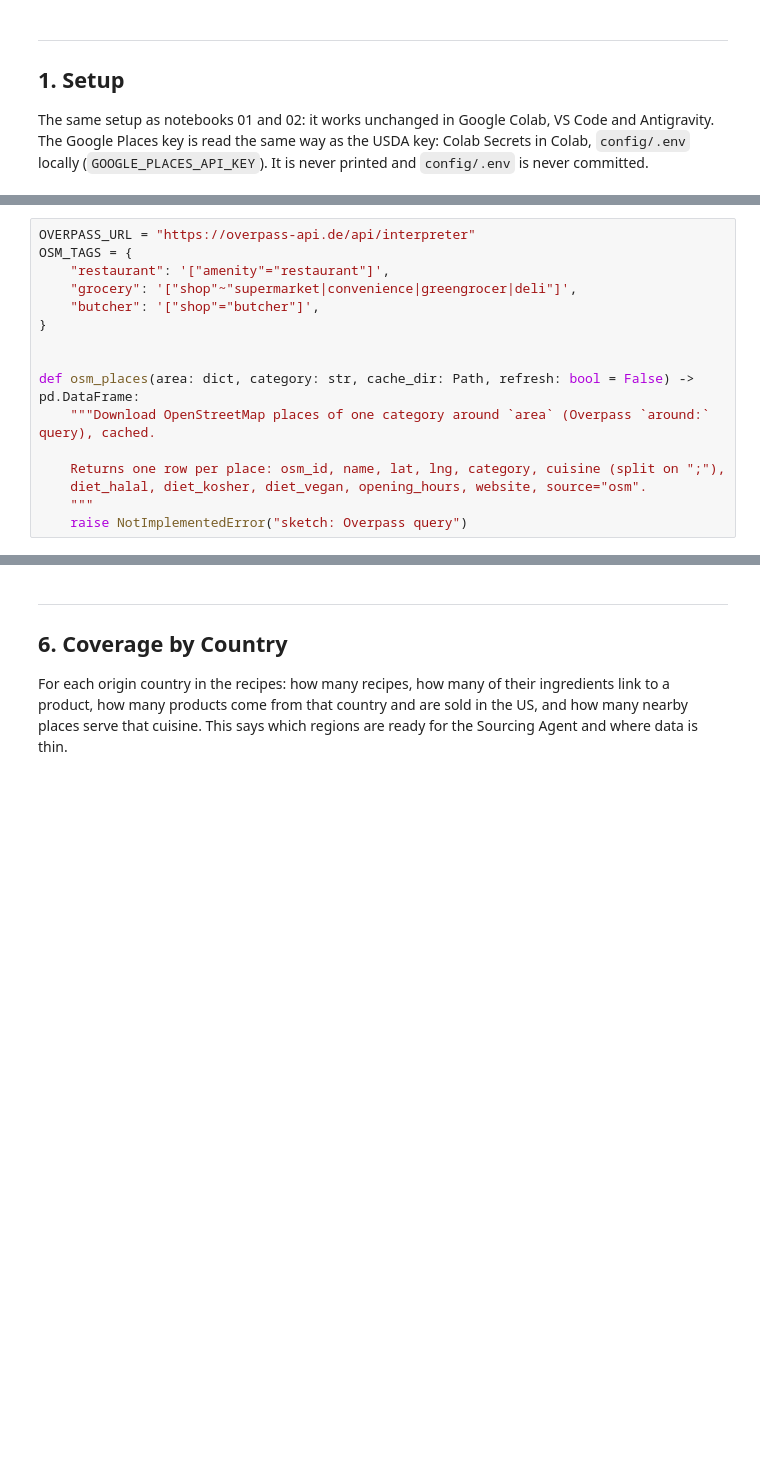
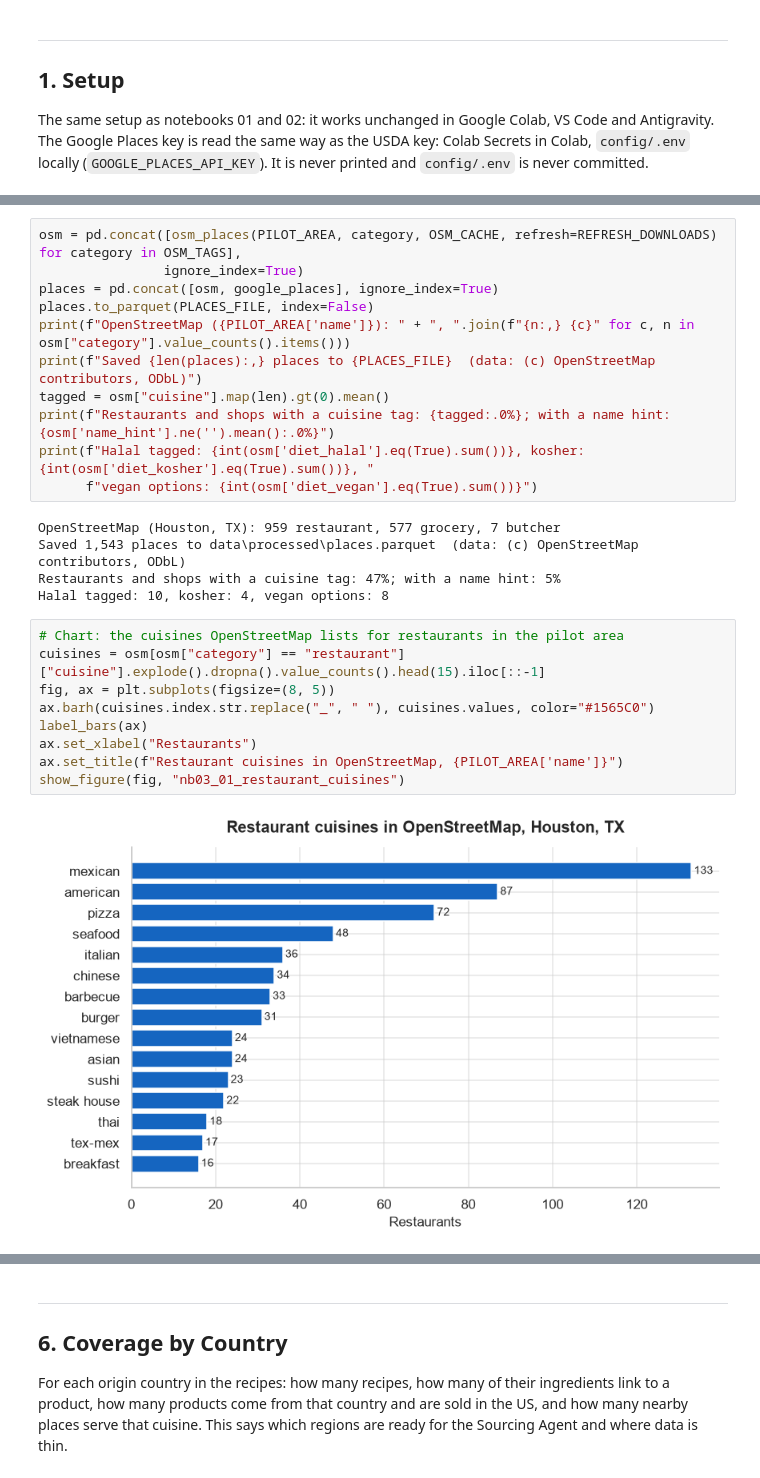
Before and after one commit to Chloe-Tu2/The-EverFlavor-AI, a Jupyter notebook: notebooks/03_stores_and_products.ipynb, the cells around one changed output, grey strips where cells are left out. Drawn from its saved outputs; the diff is of its cells as text; blank space fills up the shorter version.

```diff
--- a/notebooks/03_stores_and_products.ipynb
+++ b/notebooks/03_stores_and_products.ipynb
@@ -213,21 +239,32 @@ Useful tags:
 guess, and Google Places fills the gap. **Usage policy:** few, cached queries (the public Overpass servers
 ask for fair use).
-# %%
-OVERPASS_URL = "https://overpass-api.de/api/interpreter"
-OSM_TAGS = {
-    "restaurant": '["amenity"="restaurant"]',
-    "grocery": '["shop"~"supermarket|convenience|greengrocer|deli"]',
-    "butcher": '["shop"="butcher"]',
-}
-
-
-def osm_places(area: dict, category: str, cache_dir: Path, refresh: bool = False) -> pd.DataFrame:
-    """Download OpenStreetMap places of one category around `area` (Overpass `around:` query), cached.
-
-    Returns one row per place: osm_id, name, lat, lng, category, cuisine (split on ";"),
-    diet_halal, diet_kosher, diet_vegan, opening_hours, website, source="osm".
-    """
-    raise NotImplementedError("sketch: Overpass query")
+# %%
+osm = pd.concat([osm_places(PILOT_AREA, category, OSM_CACHE, refresh=REFRESH_DOWNLOADS) for category in OSM_TAGS],
+                ignore_index=True)
+places = pd.concat([osm, google_places], ignore_index=True)
+places.to_parquet(PLACES_FILE, index=False)
+print(f"OpenStreetMap ({PILOT_AREA['name']}): " + ", ".join(f"{n:,} {c}" for c, n in osm["category"].value_counts().items()))
+print(f"Saved {len(places):,} places to {PLACES_FILE}  (data: (c) OpenStreetMap contributors, ODbL)")
+tagged = osm["cuisine"].map(len).gt(0).mean()
+print(f"Restaurants and shops with a cuisine tag: {tagged:.0%}; with a name hint: {osm['name_hint'].ne('').mean():.0%}")
+print(f"Halal tagged: {int(osm['diet_halal'].eq(True).sum())}, kosher: {int(osm['diet_kosher'].eq(True).sum())}, "
+      f"vegan options: {int(osm['diet_vegan'].eq(True).sum())}")
+# %% [output]
+OpenStreetMap (Houston, TX): 959 restaurant, 577 grocery, 7 butcher
+Saved 1,543 places to data\processed\places.parquet  (data: (c) OpenStreetMap contributors, ODbL)
+Restaurants and shops with a cuisine tag: 47%; with a name hint: 5%
+Halal tagged: 10, kosher: 4, vegan options: 8
+# %%
+# Chart: the cuisines OpenStreetMap lists for restaurants in the pilot area
+cuisines = osm[osm["category"] == "restaurant"]["cuisine"].explode().dropna().value_counts().head(15).iloc[::-1]
+fig, ax = plt.subplots(figsize=(8, 5))
+ax.barh(cuisines.index.str.replace("_", " "), cuisines.values, color="#1565C0")
+label_bars(ax)
+ax.set_xlabel("Restaurants")
+ax.set_title(f"Restaurant cuisines in OpenStreetMap, {PILOT_AREA['name']}")
+show_figure(fig, "nb03_01_restaurant_cuisines")
+# %% [output]
+[figure, added]
 # %% [markdown]
 ---
 
```
Also changed, not shown: parts of 19 cells of this notebook, 12 other files.
